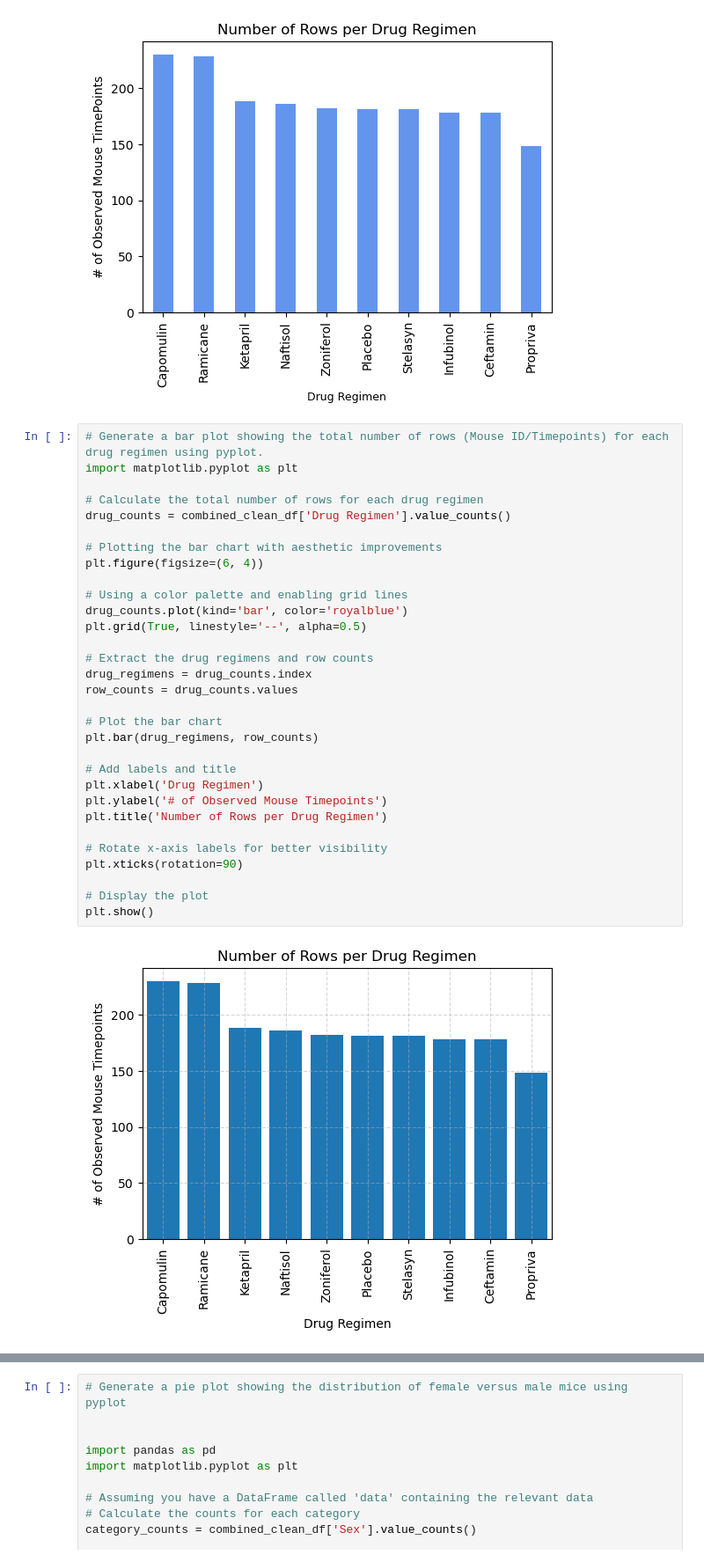
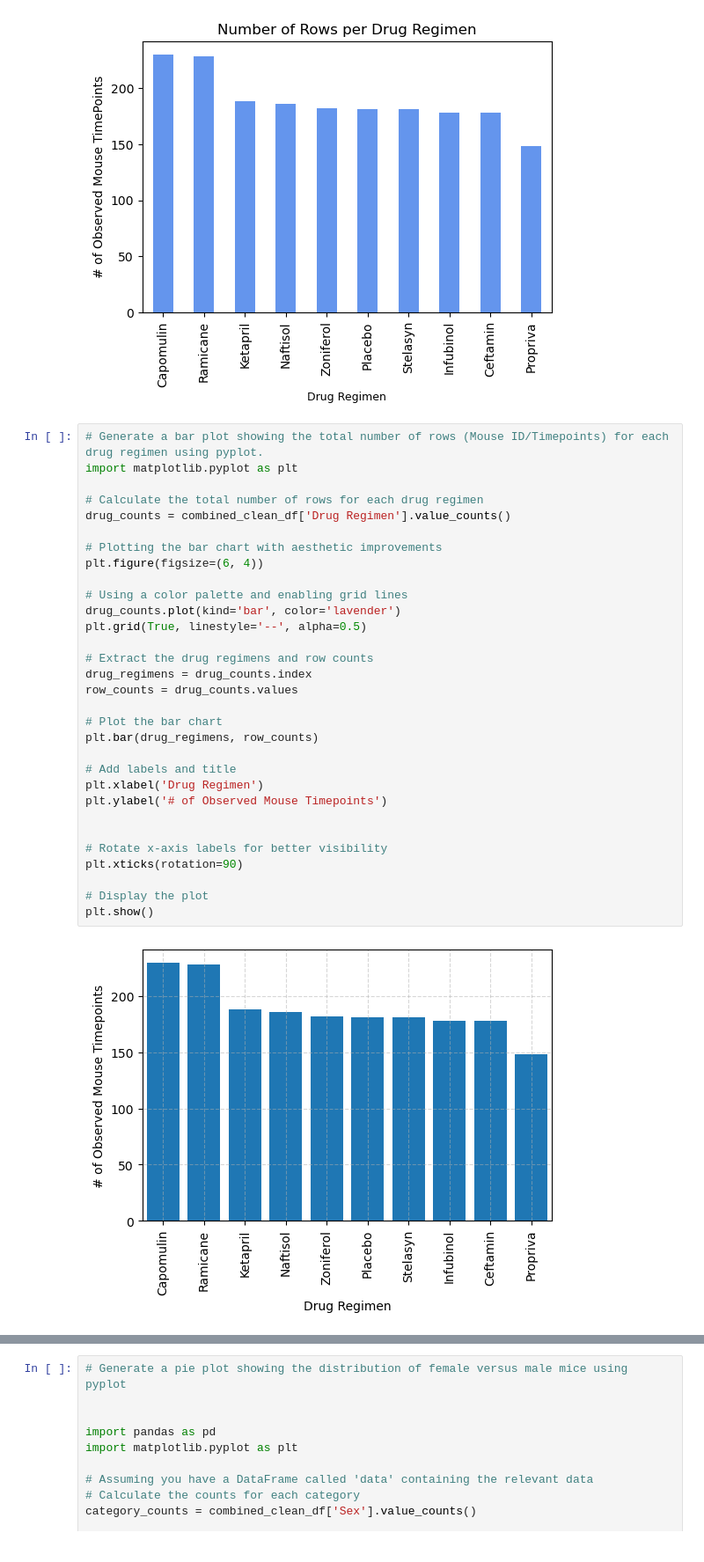
Before and after one commit to spoudel977/data_visualization_challenge, a Jupyter notebook: capomulin_efficacy_analysis.ipynb, the cells around one changed output, grey strips where cells are left out. Shown: that part at 88% size. Cells and saved outputs as stored; diff of their text form.

```diff
--- a/capomulin_efficacy_analysis.ipynb
+++ b/capomulin_efficacy_analysis.ipynb
@@ -169,35 +169,35 @@ Text(0.5, 1.0, 'Number of Rows per Drug Regimen')
 # %%
 # Generate a bar plot showing the total number of rows (Mouse ID/Timepoints) for each drug regimen using pyplot.
 import matplotlib.pyplot as plt
 
 # Calculate the total number of rows for each drug regimen
 drug_counts = combined_clean_df['Drug Regimen'].value_counts()
 
 # Plotting the bar chart with aesthetic improvements
 plt.figure(figsize=(6, 4))
 
 # Using a color palette and enabling grid lines
-drug_counts.plot(kind='bar', color='royalblue')
+drug_counts.plot(kind='bar', color='lavender')
 plt.grid(True, linestyle='--', alpha=0.5)
 
 # Extract the drug regimens and row counts
 drug_regimens = drug_counts.index
 row_counts = drug_counts.values
 
 # Plot the bar chart
 plt.bar(drug_regimens, row_counts)
 
 # Add labels and title
 plt.xlabel('Drug Regimen')
 plt.ylabel('# of Observed Mouse Timepoints')
-plt.title('Number of Rows per Drug Regimen')
+
 
 # Rotate x-axis labels for better visibility
 plt.xticks(rotation=90)
 
 # Display the plot
 plt.show()
 # %% [output]
-[figure, old version]
+[figure, new version]
 # %%
 # Generate a pie plot showing the distribution of female versus male mice using Pandas
```
Also changed, not shown: parts of 13 cells of this notebook.
